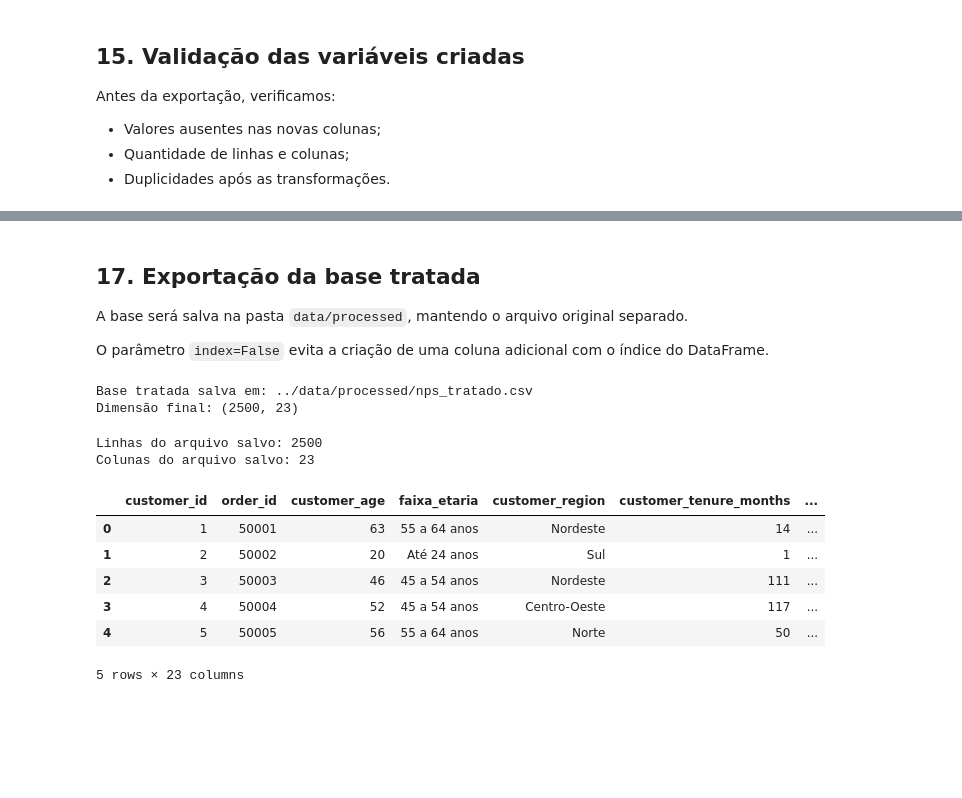
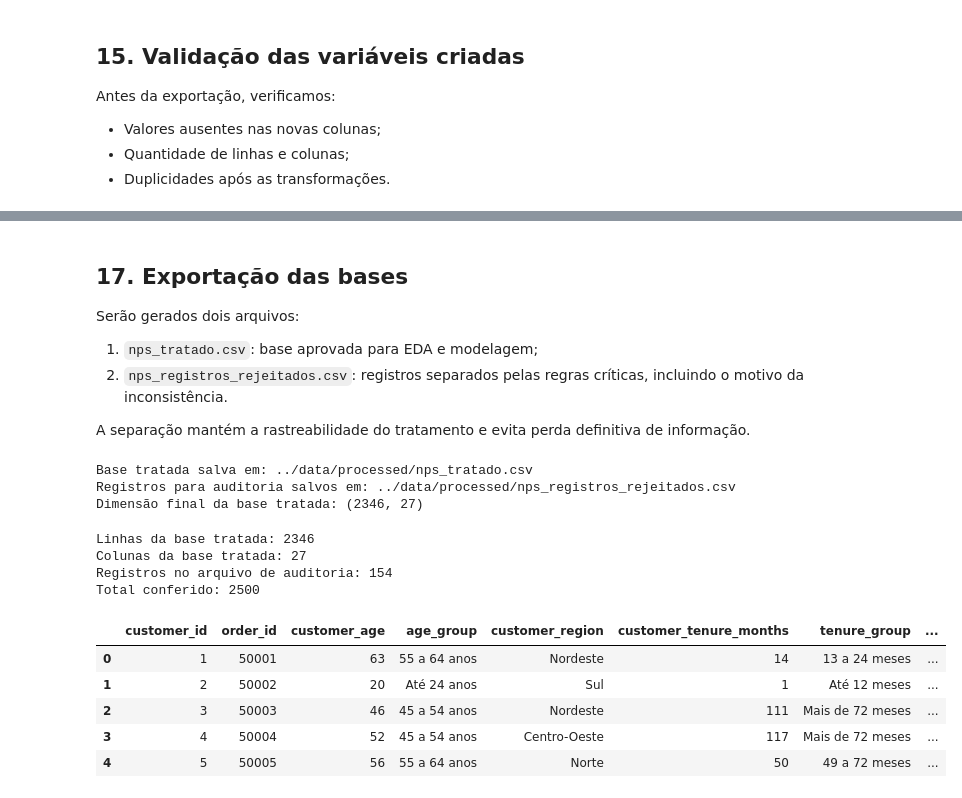
Before and after one commit to Fabio-Costa986/Business-understanding-and-data-analysis, a Jupyter notebook: notebook/01_tratamento_dados.ipynb, the cells around one changed output, grey strips where cells are left out. Cells and saved outputs as stored; diff of their text form; code cells hidden in the pictures; blank space fills up the shorter version.

```diff
--- a/notebook/01_tratamento_dados.ipynb
+++ b/notebook/01_tratamento_dados.ipynb
@@ -1337,10 +1370,14 @@ df.head()
 # %% [markdown]
-## 17. Exportação da base tratada
+## 17. Exportação das bases
 
-A base será salva na pasta `data/processed`, mantendo o arquivo original separado.
+Serão gerados dois arquivos:
 
-O parâmetro `index=False` evita a criação de uma coluna adicional com o índice do
-DataFrame.
+1. `nps_tratado.csv`: base aprovada para EDA e modelagem;
+2. `nps_registros_rejeitados.csv`: registros separados pelas regras críticas,
+   incluindo o motivo da inconsistência.
+
+A separação mantém a rastreabilidade do tratamento e evita perda definitiva de
+informação.
 # %%
 # Pasta de saída
 pasta_saida = "../data/processed"
@@ -1348,39 +1385,64 @@ pasta_saida = "../data/processed"
 # Cria a pasta se ela ainda não existir
 os.makedirs(pasta_saida, exist_ok=True)
 
-# Caminho completo do arquivo tratado
+# Caminhos dos arquivos
 caminho_saida = "../data/processed/nps_tratado.csv"
+caminho_rejeitados = "../data/processed/nps_registros_rejeitados.csv"
 
-# Exportação da base
+# Exportação da base tratada
 df.to_csv(
     caminho_saida,
     index=False,
     encoding="utf-8"
 )
 
+# Exportação dos registros separados para auditoria
+df_registros_rejeitados.to_csv(
+    caminho_rejeitados,
+    index=False,
+    encoding="utf-8"
+)
+
 print(f"Base tratada salva em: {caminho_saida}")
-print(f"Dimensão final: {df.shape}")
+print(f"Registros para auditoria salvos em: {caminho_rejeitados}")
+print(f"Dimensão final da base tratada: {df.shape}")
 # %% [output]
 Base tratada salva em: ../data/processed/nps_tratado.csv
-Dimensão final: (2500, 23)
+Registros para auditoria salvos em: ../data/processed/nps_registros_rejeitados.csv
+Dimensão final da base tratada: (2346, 27)
 # %%
-# Releitura do arquivo para confirmar a exportação
-df_validacao = pd.read_csv("../data/processed/nps_tratado.csv")
+# Releitura dos arquivos para confirmar a exportação
+df_validacao = pd.read_csv(
+    "../data/processed/nps_tratado.csv"
+)
 
-print(f"Linhas do arquivo salvo: {df_validacao.shape[0]}")
-print(f"Colunas do arquivo salvo: {df_validacao.shape[1]}")
+df_rejeitados_validacao = pd.read_csv(
+    "../data/processed/nps_registros_rejeitados.csv"
+)
+
+print(f"Linhas da base tratada: {df_validacao.shape[0]}")
+print(f"Colunas da base tratada: {df_validacao.shape[1]}")
+print(
+    "Registros no arquivo de auditoria: "
+    f"{df_rejeitados_validacao.shape[0]}"
+)
+print(
+    "Total conferido: "
+    f"{df_validacao.shape[0] + df_rejeitados_validacao.shape[0]}"
+)
 
 df_validacao.head()
 # %% [output]
-Linhas do arquivo salvo: 2500
-Colunas do arquivo salvo: 23
+Linhas da base tratada: 2346
+Colunas da base tratada: 27
+Registros no arquivo de auditoria: 154
+Total conferido: 2500
-|  | customer_id | order_id | customer_age | faixa_etaria | customer_region | customer_tenure_months | ... |
-| 0 | 1 | 50001 | 63 | 55 a 64 anos | Nordeste | 14 | ... |
-| 1 | 2 | 50002 | 20 | Até 24 anos | Sul | 1 | ... |
-| 2 | 3 | 50003 | 46 | 45 a 54 anos | Nordeste | 111 | ... |
-| 3 | 4 | 50004 | 52 | 45 a 54 anos | Centro-Oeste | 117 | ... |
-| 4 | 5 | 50005 | 56 | 55 a 64 anos | Norte | 50 | ... |
+|  | customer_id | order_id | customer_age | age_group | customer_region | customer_tenure_months | tenure_group | ... |
+| 0 | 1 | 50001 | 63 | 55 a 64 anos | Nordeste | 14 | 13 a 24 meses | ... |
+| 1 | 2 | 50002 | 20 | Até 24 anos | Sul | 1 | Até 12 meses | ... |
+| 2 | 3 | 50003 | 46 | 45 a 54 anos | Nordeste | 111 | Mais de 72 meses | ... |
+| 3 | 4 | 50004 | 52 | 45 a 54 anos | Centro-Oeste | 117 | Mais de 72 meses | ... |
+| 4 | 5 | 50005 | 56 | 55 a 64 anos | Norte | 50 | 49 a 72 meses | ... |
-5 rows × 23 columns
 # %% [markdown]
 ### Resultado da exportação
 
```
Also changed, not shown: parts of 39 cells of this notebook, 2 other files.
